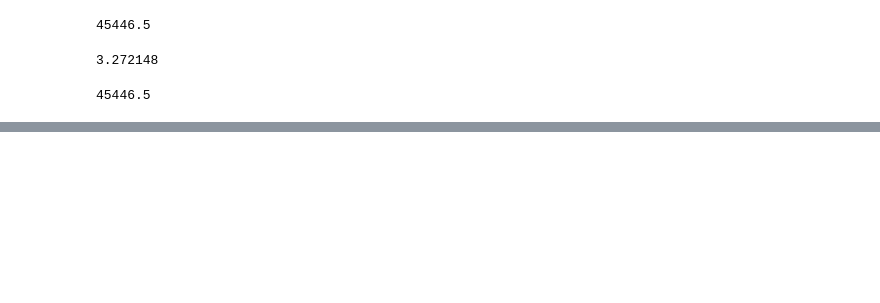
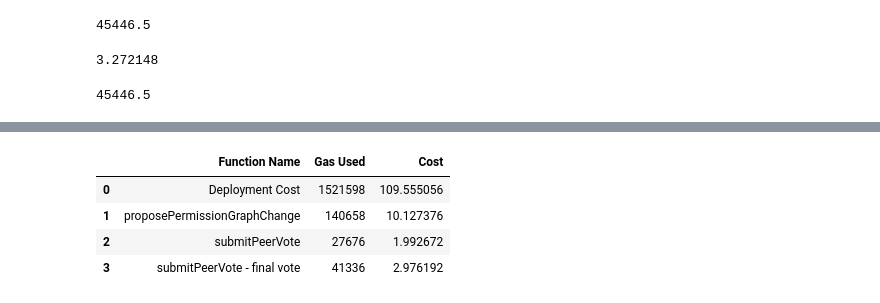
Before and after one commit to Petroniuss/masters, a Jupyter notebook: benchmark/results.ipynb, the cells around one changed output, grey strips where cells are left out. Saved outputs shown, nothing was run; the diff lists cells and outputs as text; code cells hidden in the pictures; blank space fills up the shorter version.

Commit message:
baseline version of the smart contract

```diff
--- a/benchmark/results.ipynb
+++ b/benchmark/results.ipynb
@@ -11,7 +11,7 @@ matplotlib_inline.backend_inline.set_matplotlib_formats('svg')
 SINGLE_PEERSET_BENCHMARK = "./single_peerset_local_1.csv"
 CROSS_PEERSET_BENCHMARK = "./cross_peerset_local_1.csv"
 # %%
-def esimate_gas_price(gas, gas_price=40, eth_price=1800):
+def estimate_gas_price(gas, gas_price=40, eth_price=1800):
     return gas * gas_price * 10**-9 * eth_price
 # %%
 import pandas as pd
@@ -112,6 +112,38 @@ plt.savefig('transactions_time.svg')
 plt.show()
 # %% [output]
 [drawing not drawn]
+# %%
+# Import pandas library
+import pandas as pd
+
+# initialize list of lists
+data = [
+    # baseline
+    ['Deployment Cost', 1521598, estimate_gas_price(1521598)],
+    ['proposePermissionGraphChange', 140658, estimate_gas_price(140658)],
+    ['submitPeerVote', 27676, estimate_gas_price(27676)],
+    ['submitPeerVote - final vote', 41336, estimate_gas_price(41336)]
+
+    # after removing an additional mapping
+
+    # checking string length using bytes32 - each proposition should have commit sha.
+
+    # switching to shared modifiers
+
+    # removing error messages
+]
+
+# Create the pandas DataFrame
+df = pd.DataFrame(data, columns=['Function Name', 'Gas Used', 'Cost'])
+
+# print dataframe.
+df
+# %% [output]
+|  | Function Name | Gas Used | Cost |
+| 0 | Deployment Cost | 1521598 | 109.555056 |
+| 1 | proposePermissionGraphChange | 140658 | 10.127376 |
+| 2 | submitPeerVote | 27676 | 1.992672 |
+| 3 | submitPeerVote - final vote | 41336 | 2.976192 |
 # %%
 # 1. Smart contract deployment - this happens for every peerset - 100$
 
```
Also changed, not shown: 1 other file.
